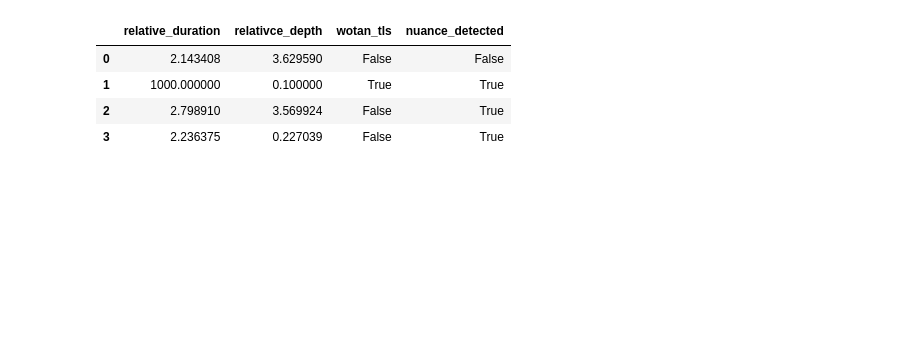
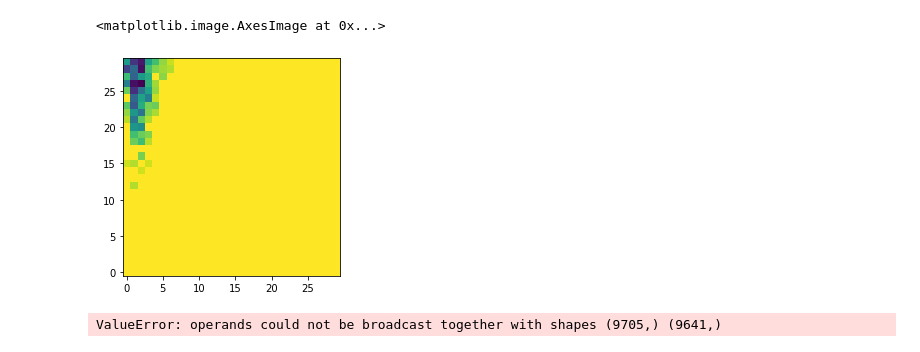
Before and after one commit to lgrcia/paper-nuance, a Jupyter notebook: workflows/synthetic_injection_recovery/notebooks/results.ipynb, the cells around one changed output. Drawn from its saved outputs; the diff is of its cells as text; code cells hidden in the pictures; blank space fills up the shorter version.

```diff
--- a/workflows/synthetic_injection_recovery/notebooks/results.ipynb
+++ b/workflows/synthetic_injection_recovery/notebooks/results.ipynb
@@ -99,8 +113,10 @@ SyntaxError: unterminated string literal (detected at line 1) (346327759.py, lin
-# %%
-df
-# %% [output]
-|  | relative_duration | relativce_depth | wotan_tls | nuance_detected |
-| 0 | 2.143408 | 3.629590 | False | False |
-| 1 | 1000.000000 | 0.100000 | True | True |
-| 2 | 2.798910 | 3.569924 | False | True |
-| 3 | 2.236375 | 0.227039 | False | True |
+# %%
+from scipy.stats import binned_statistic_2d
+plt.imshow(binned_statistic_2d(var, amp, nuance_detected, bins=bins).statistic.T, origin="lower")
+# %% [output]
+<matplotlib.image.AxesImage at 0x...>
+[figure, added]
+# %%
+nuance_detected & wtls_detected
+# %% [output]
+ValueError: operands could not be broadcast together with shapes (9705,) (9641,)
```
Also changed, not shown: parts of 9 cells of this notebook, 5 other files.
